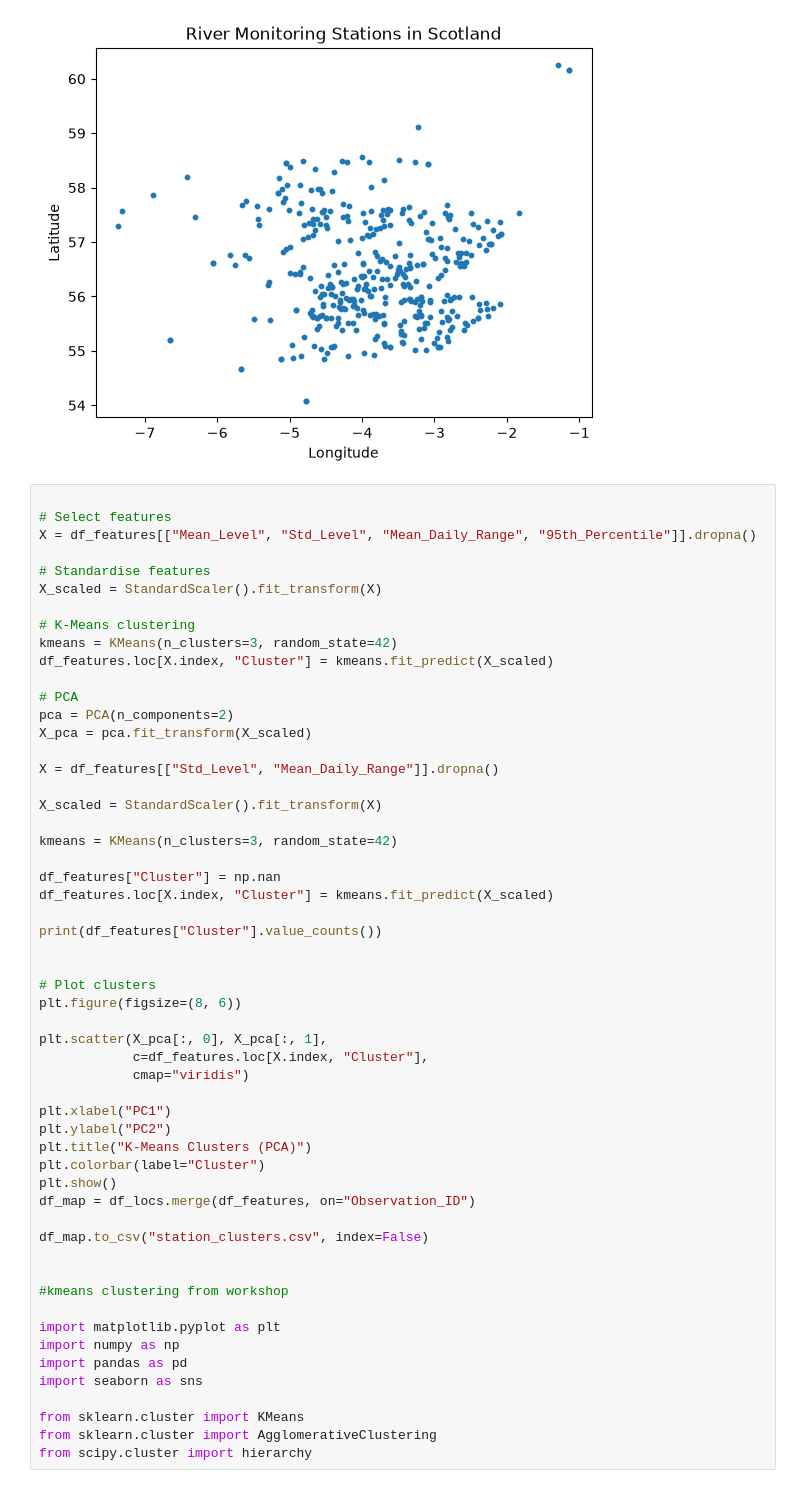
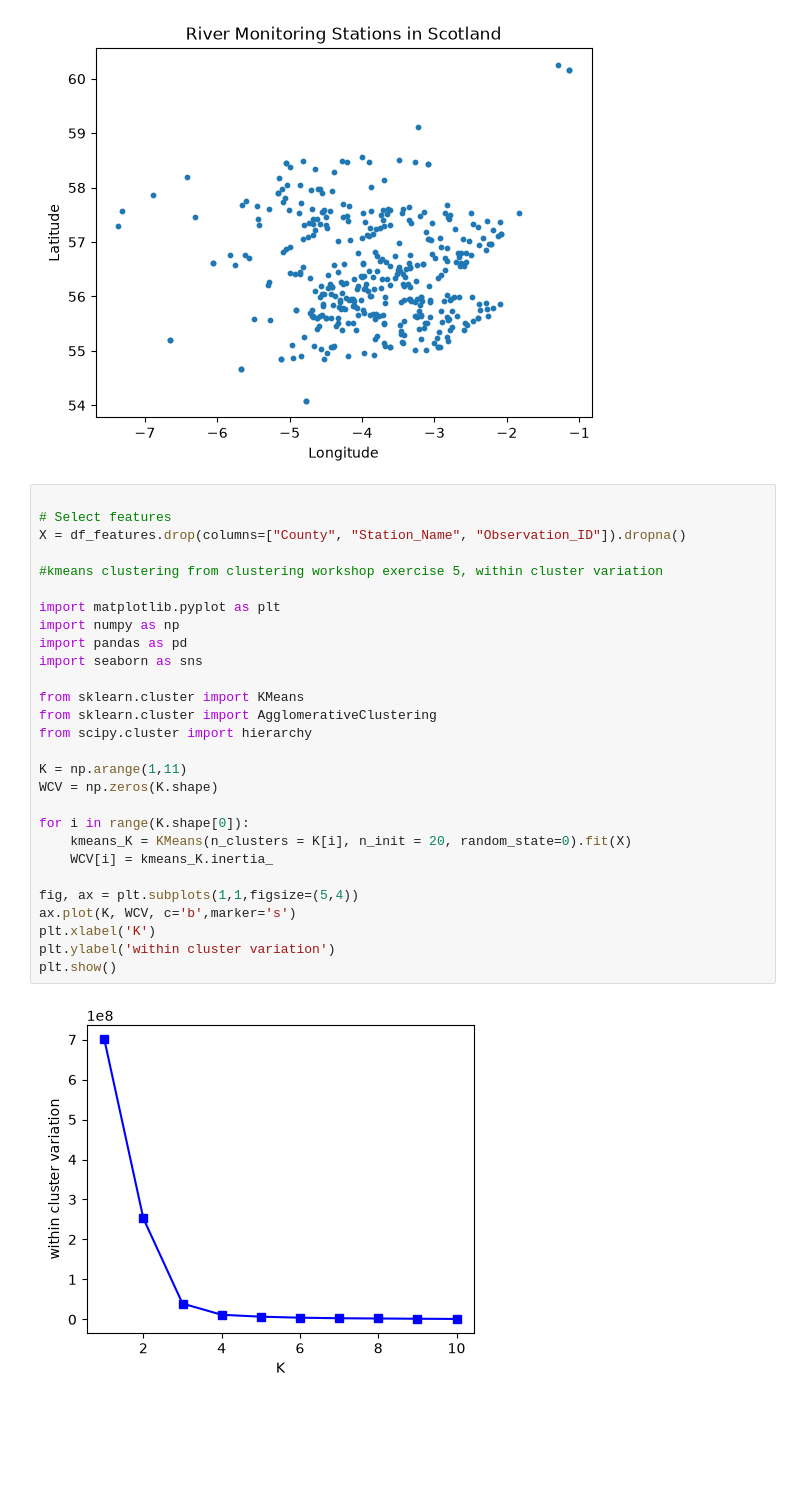
Before and after one commit to Emma-Deyell/MLP-PROJ, a Jupyter notebook: project_saba.ipynb, the cells around one changed output. Drawn from its saved outputs; the diff is of its cells as text; blank space fills up the shorter version.

```diff
--- a/project_saba.ipynb
+++ b/project_saba.ipynb
@@ -281,55 +292,30 @@ plt.show()
 # %%
 
 # Select features
-X = df_features[["Mean_Level", "Std_Level", "Mean_Daily_Range", "95th_Percentile"]].dropna()
+X = df_features.drop(columns=["County", "Station_Name", "Observation_ID"]).dropna()
 
-# Standardise features
-X_scaled = StandardScaler().fit_transform(X)
-
-# K-Means clustering
-kmeans = KMeans(n_clusters=3, random_state=42)
-df_features.loc[X.index, "Cluster"] = kmeans.fit_predict(X_scaled)
-
-# PCA
-pca = PCA(n_components=2)
-X_pca = pca.fit_transform(X_scaled)
-
-X = df_features[["Std_Level", "Mean_Daily_Range"]].dropna()
-
-X_scaled = StandardScaler().fit_transform(X)
-
-kmeans = KMeans(n_clusters=3, random_state=42)
-
-df_features["Cluster"] = np.nan
-df_features.loc[X.index, "Cluster"] = kmeans.fit_predict(X_scaled)
-
-print(df_features["Cluster"].value_counts())
-
-
-# Plot clusters
-plt.figure(figsize=(8, 6))
-
-plt.scatter(X_pca[:, 0], X_pca[:, 1],
-            c=df_features.loc[X.index, "Cluster"],
-            cmap="viridis")
-
-plt.xlabel("PC1")
-plt.ylabel("PC2")
-plt.title("K-Means Clusters (PCA)")
-plt.colorbar(label="Cluster")
-plt.show()
-df_map = df_locs.merge(df_features, on="Observation_ID")
-
-df_map.to_csv("station_clusters.csv", index=False)
-
-
-#kmeans clustering from workshop
+#kmeans clustering from clustering workshop exercise 5, within cluster variation
 
 import matplotlib.pyplot as plt
 import numpy as np
 import pandas as pd
 import seaborn as sns
 
 from sklearn.cluster import KMeans
 from sklearn.cluster import AgglomerativeClustering
 from scipy.cluster import hierarchy
+
+K = np.arange(1,11)
+WCV = np.zeros(K.shape)
+
+for i in range(K.shape[0]):
+    kmeans_K = KMeans(n_clusters = K[i], n_init = 20, random_state=0).fit(X)
+    WCV[i] = kmeans_K.inertia_
+
+fig, ax = plt.subplots(1,1,figsize=(5,4))
+ax.plot(K, WCV, c='b',marker='s')
+plt.xlabel('K')
+plt.ylabel('within cluster variation')
+plt.show()
+# %% [output]
+[figure, added]
```
Also changed, not shown: parts of 5 cells of this notebook, 13 other files.
